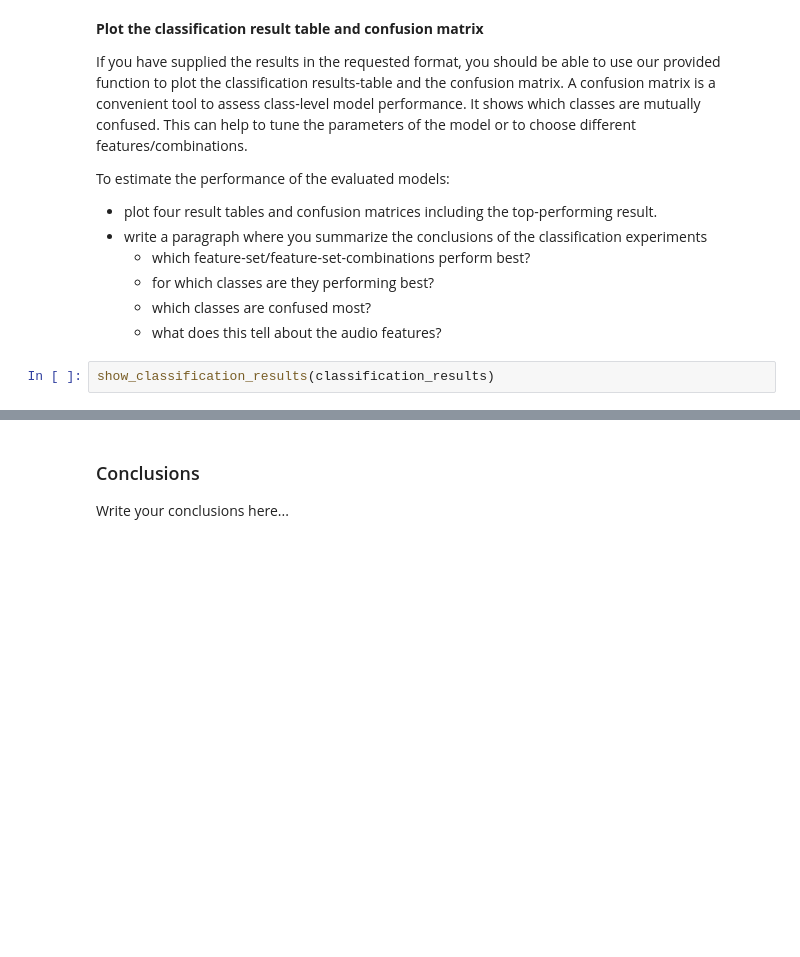
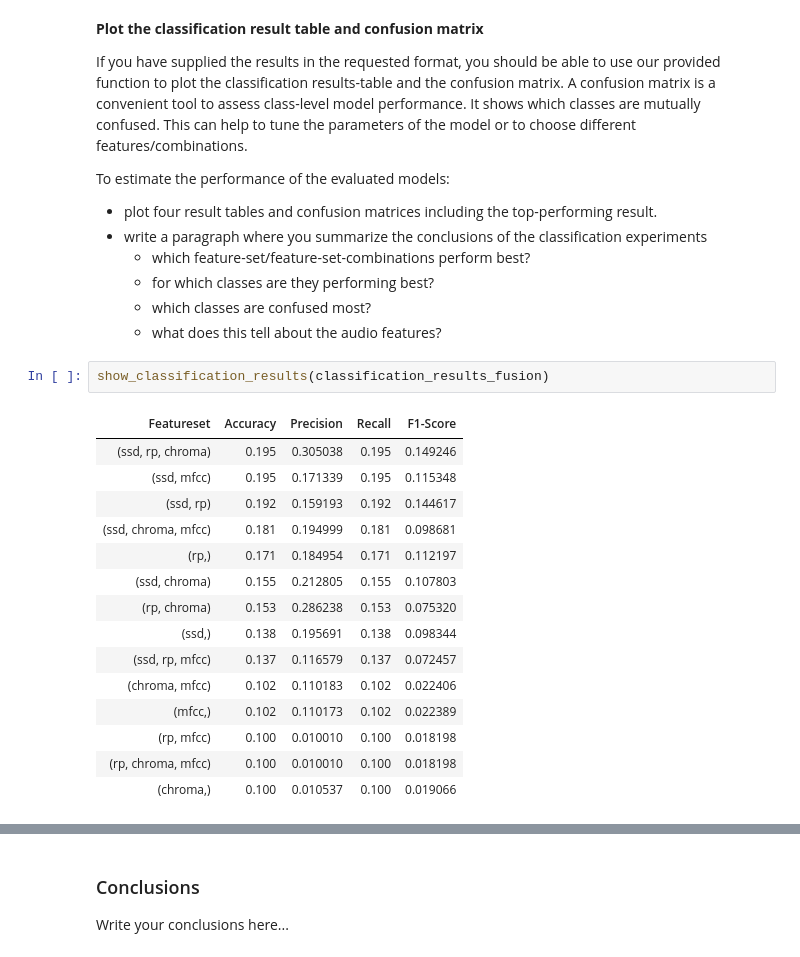
Before and after one commit to svakulenk0/MIR, a Jupyter notebook: air_exercise_2_mir.ipynb, the cells around one changed output, grey strips where cells are left out. Drawn from its saved outputs; the diff is of its cells as text; blank space fills up the shorter version.

```diff
--- a/air_exercise_2_mir.ipynb
+++ b/air_exercise_2_mir.ipynb
@@ -377,4 +451,20 @@ To estimate the performance of the evaluated models:
   * which classes are confused most?
   * what does this tell about the audio features?
 # %%
-show_classification_results(classification_results)
+show_classification_results(classification_results_fusion)
+# %% [output]
+| Featureset | Accuracy | Precision | Recall | F1-Score |
+| (ssd, rp, chroma) | 0.195 | 0.305038 | 0.195 | 0.149246 |
+| (ssd, mfcc) | 0.195 | 0.171339 | 0.195 | 0.115348 |
+| (ssd, rp) | 0.192 | 0.159193 | 0.192 | 0.144617 |
+| (ssd, chroma, mfcc) | 0.181 | 0.194999 | 0.181 | 0.098681 |
+| (rp,) | 0.171 | 0.184954 | 0.171 | 0.112197 |
+| (ssd, chroma) | 0.155 | 0.212805 | 0.155 | 0.107803 |
+| (rp, chroma) | 0.153 | 0.286238 | 0.153 | 0.075320 |
+| (ssd,) | 0.138 | 0.195691 | 0.138 | 0.098344 |
+| (ssd, rp, mfcc) | 0.137 | 0.116579 | 0.137 | 0.072457 |
+| (chroma, mfcc) | 0.102 | 0.110183 | 0.102 | 0.022406 |
+| (mfcc,) | 0.102 | 0.110173 | 0.102 | 0.022389 |
+| (rp, mfcc) | 0.100 | 0.010010 | 0.100 | 0.018198 |
+| (rp, chroma, mfcc) | 0.100 | 0.010010 | 0.100 | 0.018198 |
+| (chroma,) | 0.100 | 0.010537 | 0.100 | 0.019066 |
```
Also changed, not shown: parts of 6 cells of this notebook.
